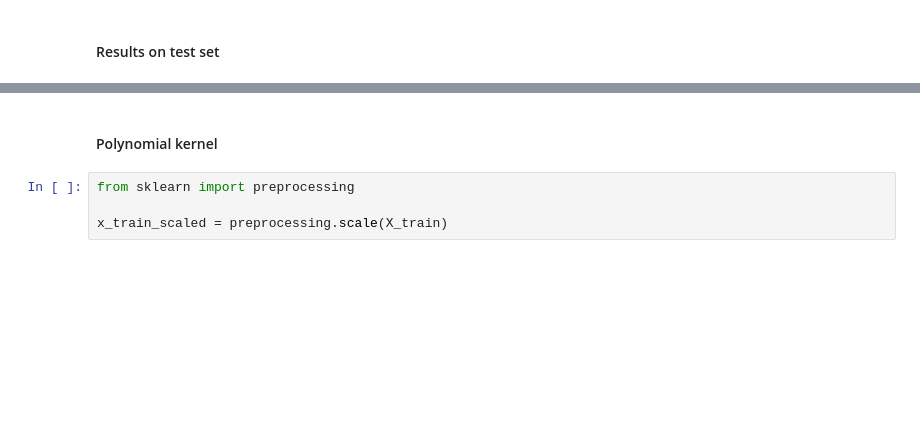
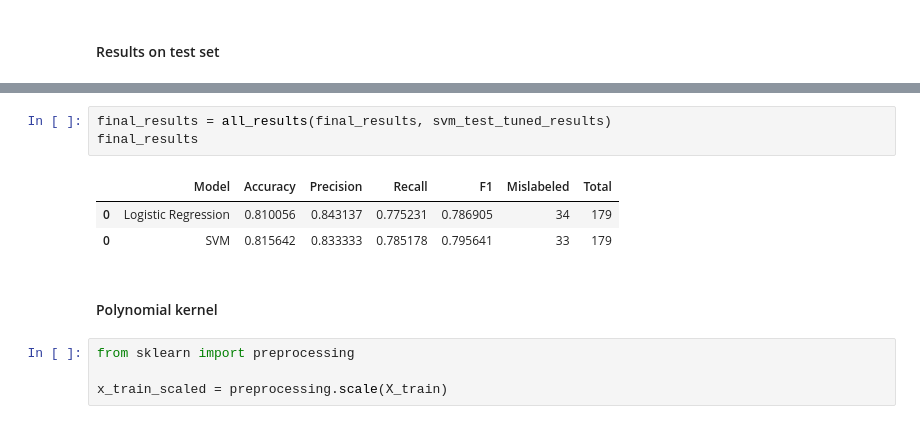
Before and after one commit to dan-ski/Titanic, a Jupyter notebook: Titanic.ipynb, the cells around one changed output, grey strips where cells are left out. Cells and saved outputs as stored; diff of their text form; blank space fills up the shorter version.

```diff
--- a/Titanic.ipynb
+++ b/Titanic.ipynb
@@ -621,3 +620,10 @@ print_metrics(calculate_metrics(y_test, svm_pred_test_tuned),
+# %%
+final_results = all_results(final_results, svm_test_tuned_results)
+final_results
+# %% [output]
+|  | Model | Accuracy | Precision | Recall | F1 | Mislabeled | Total |
+| 0 | Logistic Regression | 0.810056 | 0.843137 | 0.775231 | 0.786905 | 34 | 179 |
+| 0 | SVM | 0.815642 | 0.833333 | 0.785178 | 0.795641 | 33 | 179 |
 # %% [markdown]
 #### Polynomial kernel
 # %%
```
Also changed, not shown: parts of 36 cells of this notebook.
